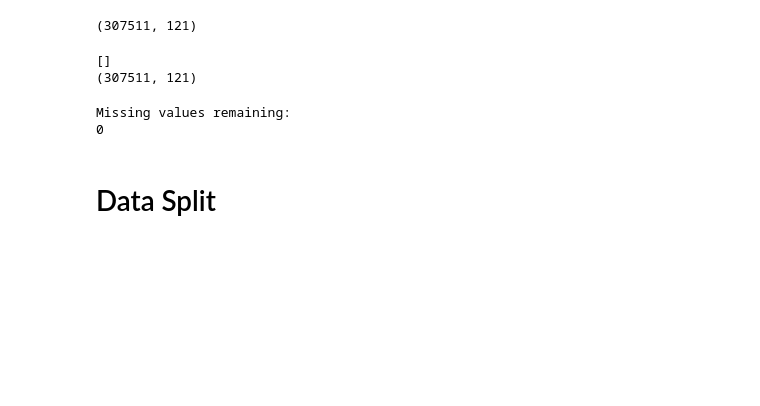
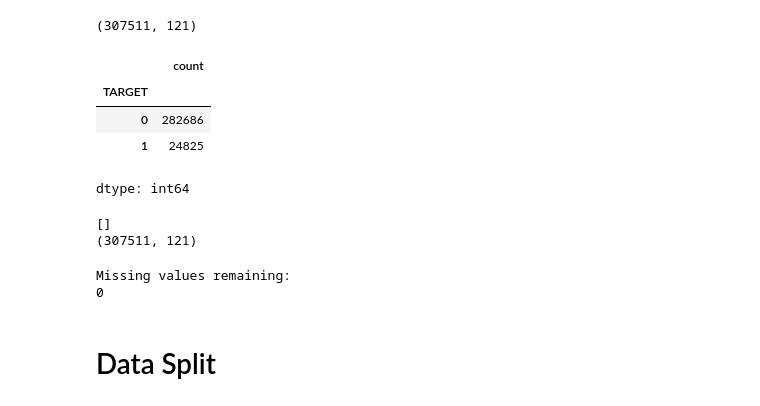
Before and after one commit to kwanda2426/ACML_26_P1, a Jupyter notebook: new_ACML.ipynb, the cells around one changed output. Cells and saved outputs as stored; diff of their text form; code cells hidden in the pictures; blank space fills up the shorter version.

```diff
--- a/new_ACML.ipynb
+++ b/new_ACML.ipynb
@@ -237,6 +240,14 @@ df = df.drop(columns=['SK_ID_CURR'])
 print(df.shape)
 # %% [output]
 (307511, 121)
+# %%
+df.TARGET.value_counts()
+# %% [output]
+|  | count |
+| TARGET |  |
+| 0 | 282686 |
+| 1 | 24825 |
+dtype: int64
 # %%
 # Check Columns With Only One Value
 
```
Also changed, not shown: parts of 7 cells of this notebook.
